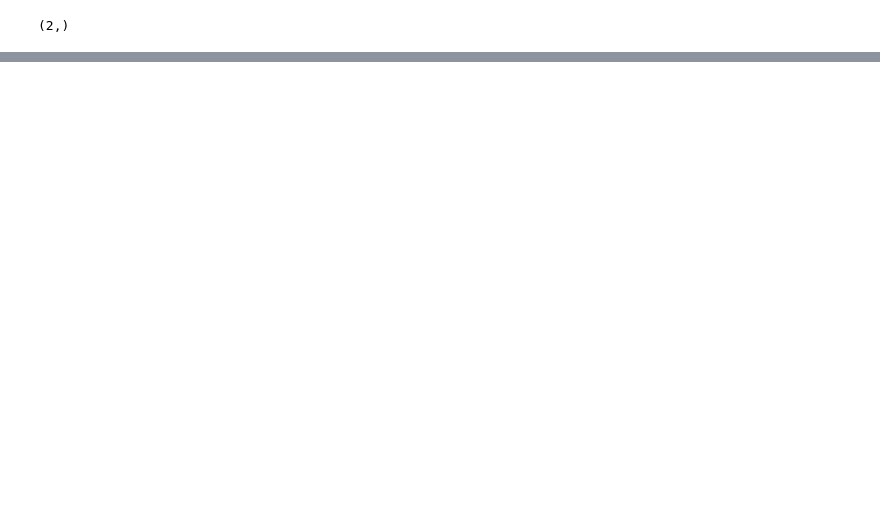
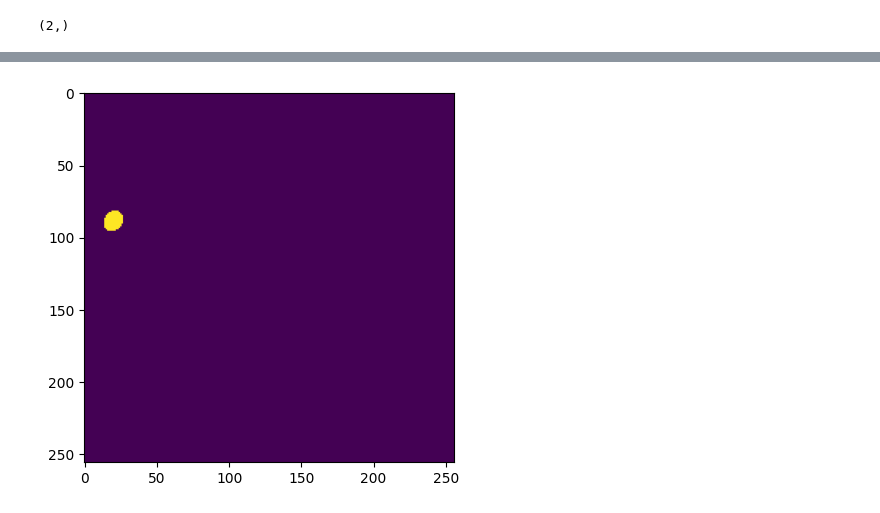
Before and after one commit to awarebayes/MobileSamONNX, a Jupyter notebook: notebooks/onnx_inference.ipynb, the cells around one changed output, grey strips where cells are left out. Cells and saved outputs as stored; diff of their text form; code cells hidden in the pictures; blank space fills up the shorter version.

```diff
--- a/notebooks/onnx_inference.ipynb
+++ b/notebooks/onnx_inference.ipynb
@@ -129,3 +113,8 @@ masks.shape
+# %%
+plt.imshow(masks)
+plt.show()
+# %% [output]
+[figure, added]
 # %%
 plt.figure(figsize=(10,10))
 plt.imshow(image_rgb)
```
Also changed, not shown: parts of 8 cells of this notebook, 2 other files.
